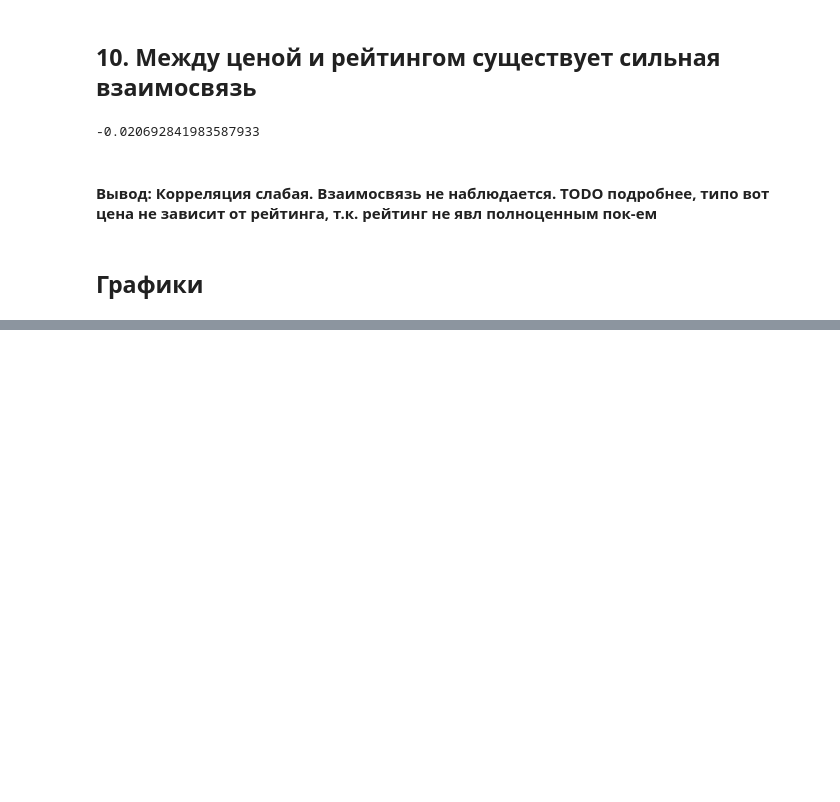
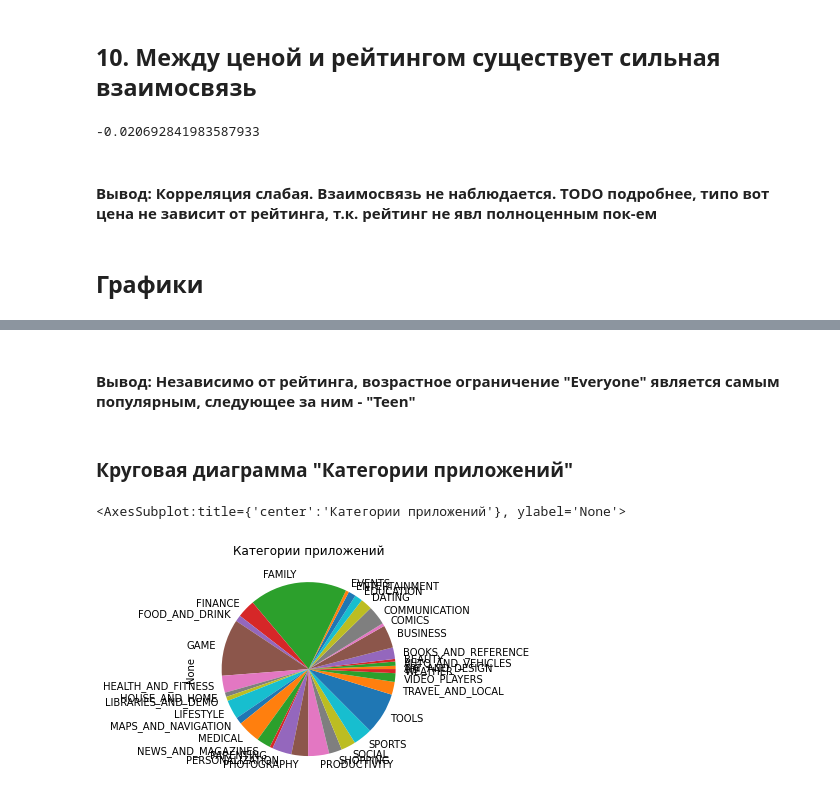
Before and after one commit to AlexeyShalaev/GooglePlayDataset, a Jupyter notebook: data_research.ipynb, the cells around one changed output, grey strips where cells are left out. Saved outputs shown, nothing was run; the diff lists cells and outputs as text; code cells hidden in the pictures; blank space fills up the shorter version.

```diff
--- a/data_research.ipynb
+++ b/data_research.ipynb
@@ -421,0 +427,9 @@ df['Rating'].corr(df['Price'])
+# %% [markdown]
+#### Вывод: Независимо от рейтинга, возрастное ограничение "Everyone" является самым популярным, следующее за ним - "Teen"
+# %% [markdown]
+### Круговая диаграмма "Категории приложений"
+# %%
+df.groupby('Category').size().plot(kind='pie', title = 'Категории приложений')
+# %% [output]
+<AxesSubplot:title={'center':'Категории приложений'}, ylabel='None'>
+[figure, added]
```
Also changed, not shown: parts of 24 cells of this notebook.
